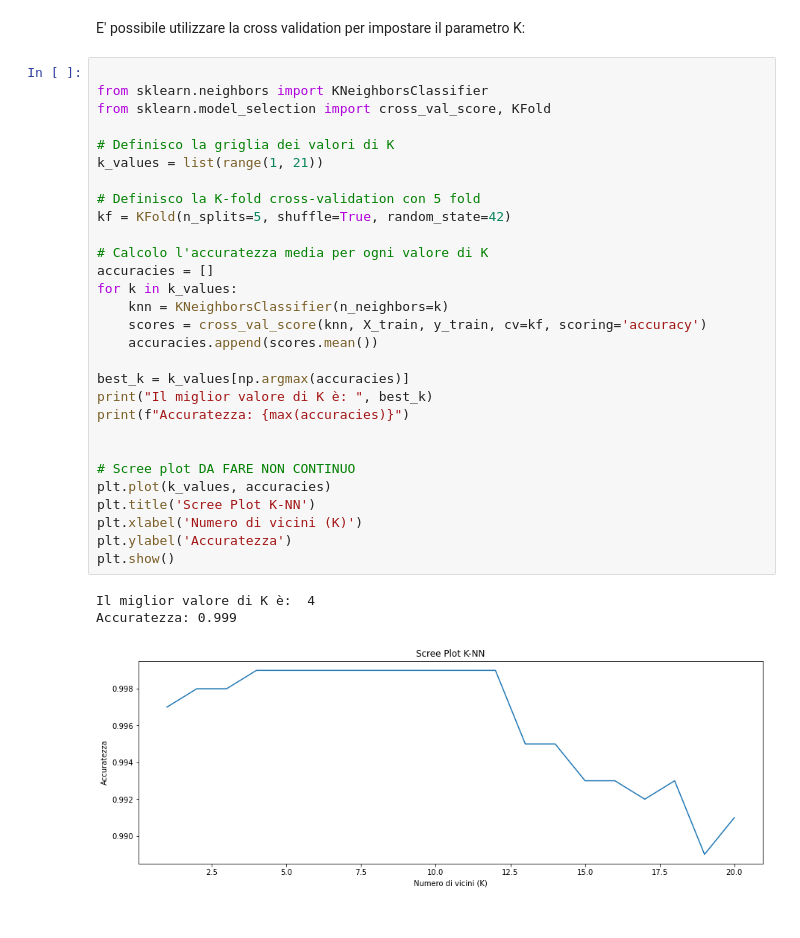
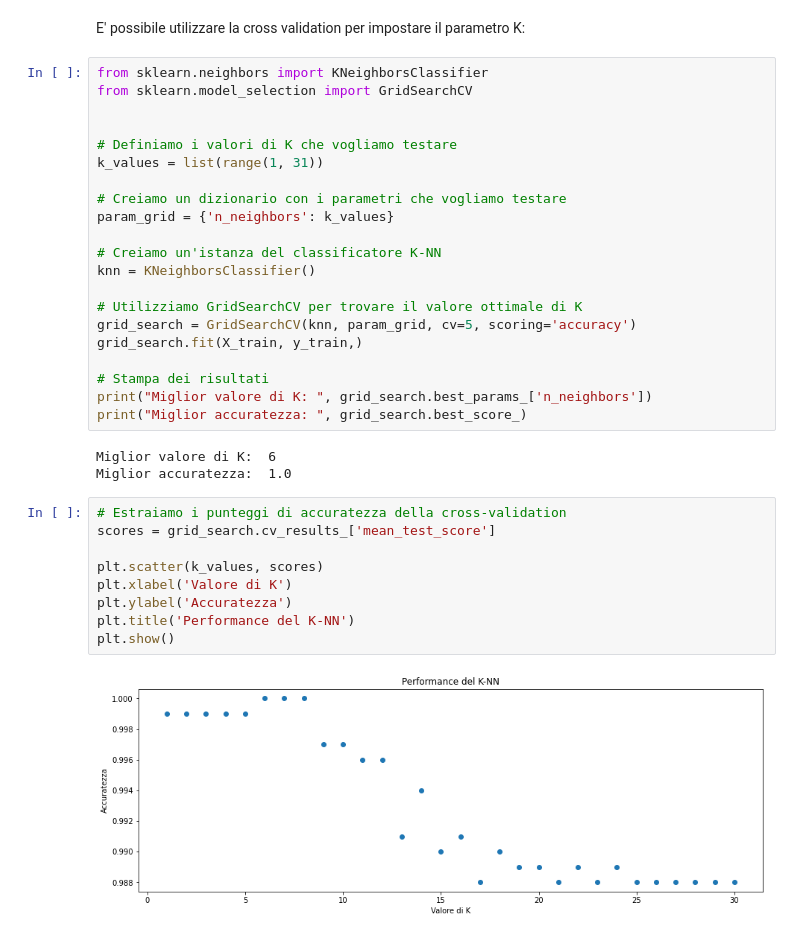
Before and after one commit to Erionis/Machine_Learning, a Jupyter notebook: challenges/challenge_one.ipynb, the cells around one changed output. Saved outputs shown, nothing was run; the diff lists cells and outputs as text.

```diff
--- a/challenges/challenge_one.ipynb
+++ b/challenges/challenge_one.ipynb
@@ -588,36 +525,38 @@ Naive Bayes ha decisamente performance peggiori.
 #### K-NN
 # %% [markdown]
 E' possibile utilizzare la cross validation per impostare il parametro K:
-# %%
-
-from sklearn.neighbors import KNeighborsClassifier
-from sklearn.model_selection import cross_val_score, KFold
-
-# Definisco la griglia dei valori di K
-k_values = list(range(1, 21))
-
-# Definisco la K-fold cross-validation con 5 fold
-kf = KFold(n_splits=5, shuffle=True, random_state=42)
-
-# Calcolo l'accuratezza media per ogni valore di K
-accuracies = []
-for k in k_values:
-    knn = KNeighborsClassifier(n_neighbors=k)
-    scores = cross_val_score(knn, X_train, y_train, cv=kf, scoring='accuracy')
-    accuracies.append(scores.mean())
-
-best_k = k_values[np.argmax(accuracies)]
-print("Il miglior valore di K è: ", best_k)
-print(f"Accuratezza: {max(accuracies)}")
-
-
-# Scree plot DA FARE NON CONTINUO
-plt.plot(k_values, accuracies)
-plt.title('Scree Plot K-NN')
-plt.xlabel('Numero di vicini (K)')
-plt.ylabel('Accuratezza')
-plt.show()
-# %% [output]
-Il miglior valore di K è:  4
-Accuratezza: 0.999
-[figure, removed]
+# %%
+from sklearn.neighbors import KNeighborsClassifier
+from sklearn.model_selection import GridSearchCV
+
+
+# Definiamo i valori di K che vogliamo testare
+k_values = list(range(1, 31))
+
+# Creiamo un dizionario con i parametri che vogliamo testare
+param_grid = {'n_neighbors': k_values}
+
+# Creiamo un'istanza del classificatore K-NN
+knn = KNeighborsClassifier()
+
+# Utilizziamo GridSearchCV per trovare il valore ottimale di K
+grid_search = GridSearchCV(knn, param_grid, cv=5, scoring='accuracy')
+grid_search.fit(X_train, y_train,)
+
+# Stampa dei risultati
+print("Miglior valore di K: ", grid_search.best_params_['n_neighbors'])
+print("Miglior accuratezza: ", grid_search.best_score_)
+# %% [output]
+Miglior valore di K:  6
+Miglior accuratezza:  1.0
+# %%
+# Estraiamo i punteggi di accuratezza della cross-validation
+scores = grid_search.cv_results_['mean_test_score']
+
+plt.scatter(k_values, scores)
+plt.xlabel('Valore di K')
+plt.ylabel('Accuratezza')
+plt.title('Performance del K-NN')
+plt.show()
+# %% [output]
+[figure, added]
```
Also changed, not shown: parts of 15 cells of this notebook.
